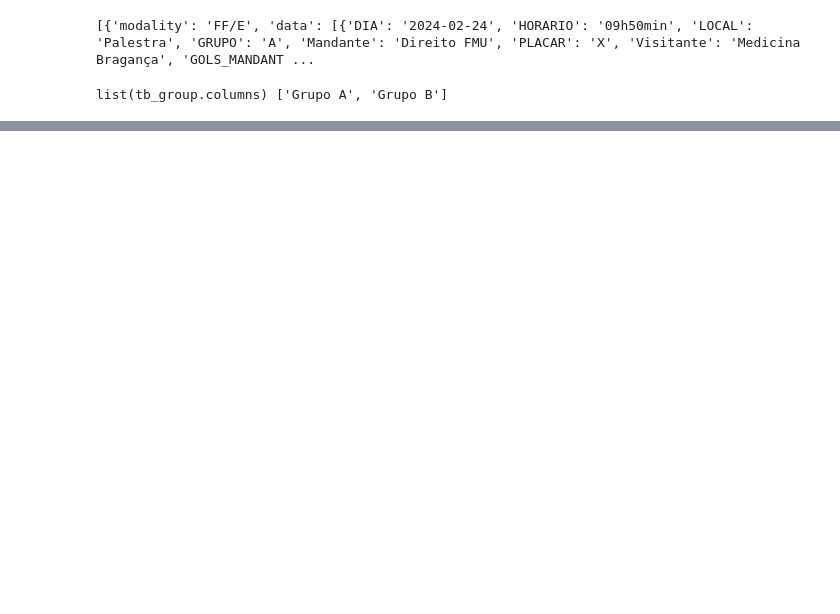
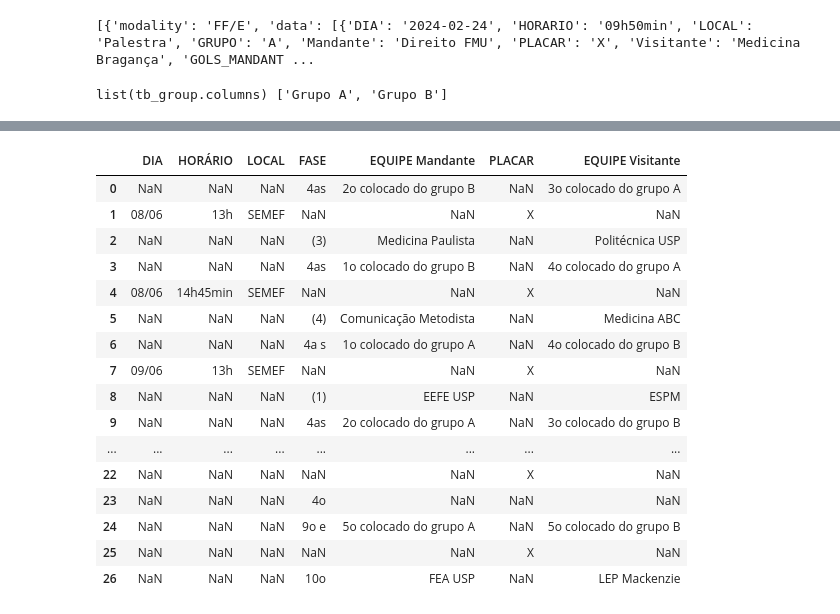
Before and after one commit to Vini9-9/NDU, a Jupyter notebook: teste.ipynb, the cells around one changed output, grey strips where cells are left out. Cells and saved outputs as stored; diff of their text form; code cells hidden in the pictures; blank space fills up the shorter version.

```diff
--- a/teste.ipynb
+++ b/teste.ipynb
@@ -132,0 +527,20 @@ list(tb_group.columns) ['Grupo A', 'Grupo B']
+# %%
+tables[0]
+# %% [output]
+|  | DIA | HORÁRIO | LOCAL | FASE | EQUIPE Mandante | PLACAR | EQUIPE Visitante |
+| 0 | NaN | NaN | NaN | 4as | 2o colocado do grupo B | NaN | 3o colocado do grupo A |
+| 1 | 08/06 | 13h | SEMEF | NaN | NaN | X | NaN |
+| 2 | NaN | NaN | NaN | (3) | Medicina Paulista | NaN | Politécnica USP |
+| 3 | NaN | NaN | NaN | 4as | 1o colocado do grupo B | NaN | 4o colocado do grupo A |
+| 4 | 08/06 | 14h45min | SEMEF | NaN | NaN | X | NaN |
+| 5 | NaN | NaN | NaN | (4) | Comunicação Metodista | NaN | Medicina ABC |
+| 6 | NaN | NaN | NaN | 4a s | 1o colocado do grupo A | NaN | 4o colocado do grupo B |
+| 7 | 09/06 | 13h | SEMEF | NaN | NaN | X | NaN |
+| 8 | NaN | NaN | NaN | (1) | EEFE USP | NaN | ESPM |
+| 9 | NaN | NaN | NaN | 4as | 2o colocado do grupo A | NaN | 3o colocado do grupo B |
+| ... | ... | ... | ... | ... | ... | ... | ... |
+| 22 | NaN | NaN | NaN | NaN | NaN | X | NaN |
+| 23 | NaN | NaN | NaN | 4o | NaN | NaN | NaN |
+| 24 | NaN | NaN | NaN | 9o e | 5o colocado do grupo A | NaN | 5o colocado do grupo B |
+| 25 | NaN | NaN | NaN | NaN | NaN | X | NaN |
+| 26 | NaN | NaN | NaN | 10o | FEA USP | NaN | LEP Mackenzie |
```
Also changed, not shown: parts of 14 cells of this notebook, 15 other files.
